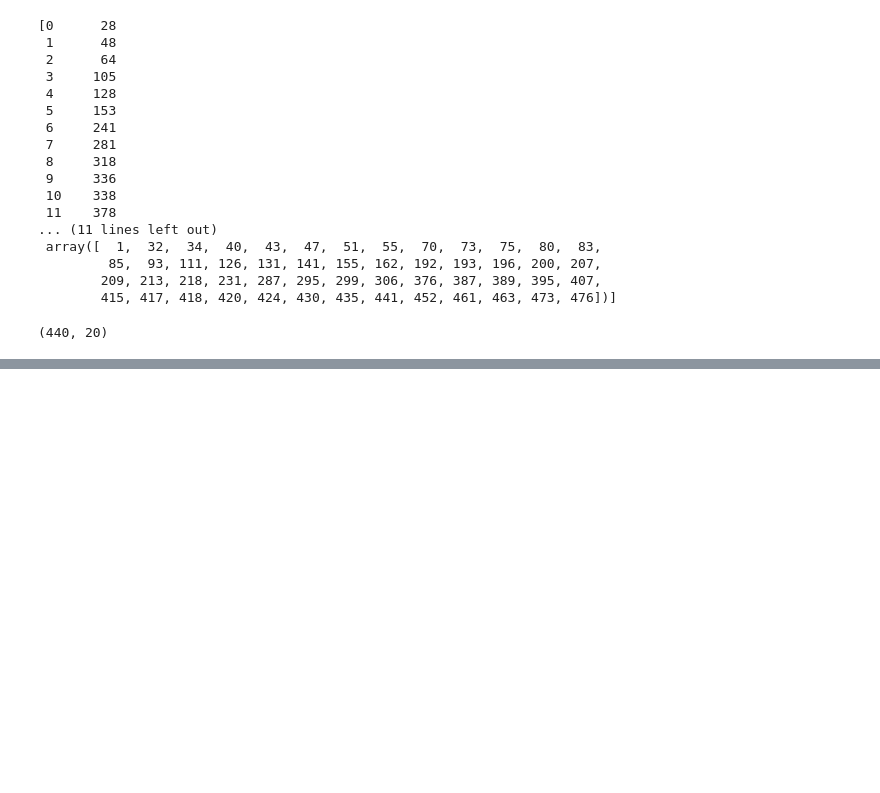
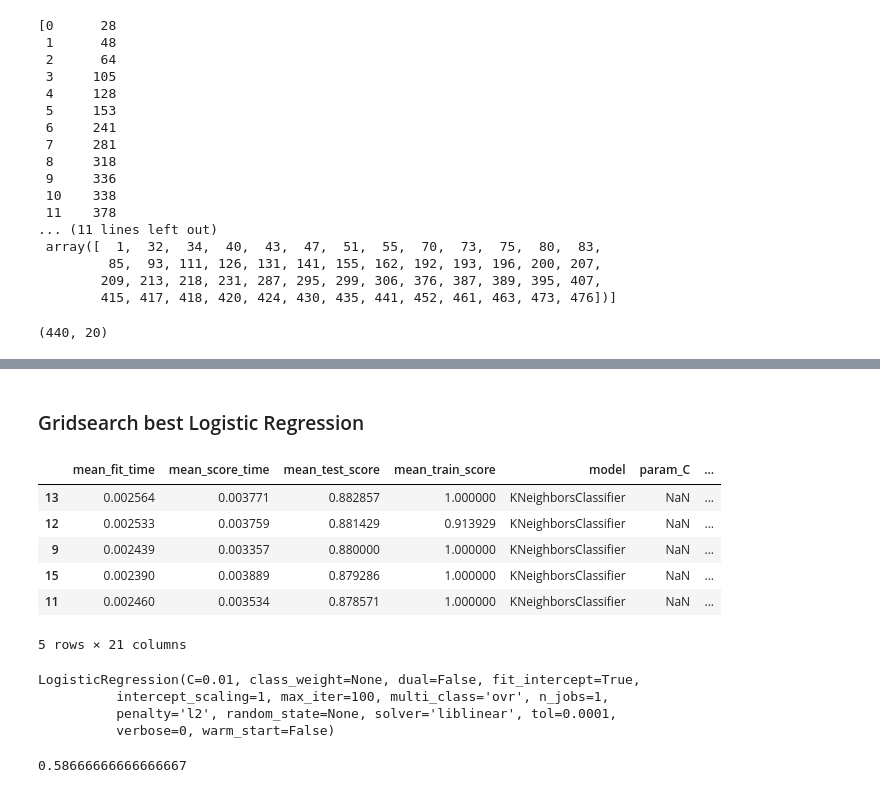
Before and after one commit to MarkPopovich/Madelon_classification, a Jupyter notebook: Part_3_feature_importance.ipynb, the cells around one changed output, grey strips where cells are left out. Saved outputs shown, nothing was run; the diff lists cells and outputs as text; code cells hidden in the pictures; blank space fills up the shorter version.

```diff
--- a/Part_3_feature_importance.ipynb
+++ b/Part_3_feature_importance.ipynb
@@ -299,0 +196,35 @@ results.sort_values('mean_test_score',ascending=False)
+# %% [markdown]
+### Gridsearch best Logistic Regression
+# %%
+lg_params = {
+    'penalty': ['l1', 'l2'],
+    'C': np.logspace(-2,5,10)
+}
+
+lgr = LogisticRegression()
+lgr_grd = GridSearchCV(lgr, lg_params)
+lgr_grd.fit(X_train_pca, y_train)
+log_results = pd.DataFrame(lgr_grd.cv_results_)
+log_results['model'] = 'Logistic Regression'
+results = pd.concat([log_results, results])
+results.sort_values('mean_test_score',ascending=False).head()
+# %% [output]
+|  | mean_fit_time | mean_score_time | mean_test_score | mean_train_score | model | param_C | ... |
+| 13 | 0.002564 | 0.003771 | 0.882857 | 1.000000 | KNeighborsClassifier | NaN | ... |
+| 12 | 0.002533 | 0.003759 | 0.881429 | 0.913929 | KNeighborsClassifier | NaN | ... |
+| 9 | 0.002439 | 0.003357 | 0.880000 | 1.000000 | KNeighborsClassifier | NaN | ... |
+| 15 | 0.002390 | 0.003889 | 0.879286 | 1.000000 | KNeighborsClassifier | NaN | ... |
+| 11 | 0.002460 | 0.003534 | 0.878571 | 1.000000 | KNeighborsClassifier | NaN | ... |
+5 rows × 21 columns
+# %%
+#estimators.append(lgr_grd.best_estimator_)
+lgr_grd.best_estimator_
+# %% [output]
+LogisticRegression(C=0.01, class_weight=None, dual=False, fit_intercept=True,
+          intercept_scaling=1, max_iter=100, multi_class='ovr', n_jobs=1,
+          penalty='l2', random_state=None, solver='liblinear', tol=0.0001,
+          verbose=0, warm_start=False)
+# %%
+lgr_grd.score(X_test_pca, y_test)
+# %% [output]
+0.58666666666666667
```
Also changed, not shown: parts of 82 cells of this notebook.
